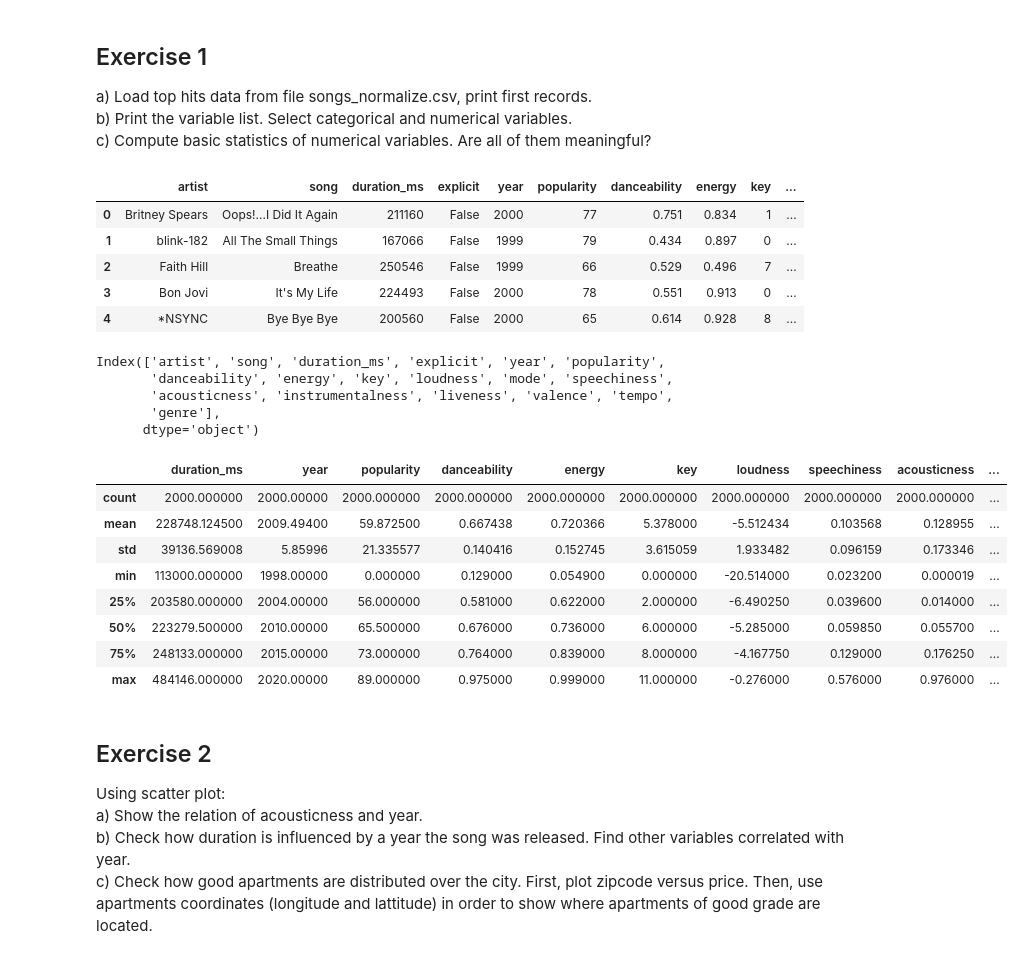
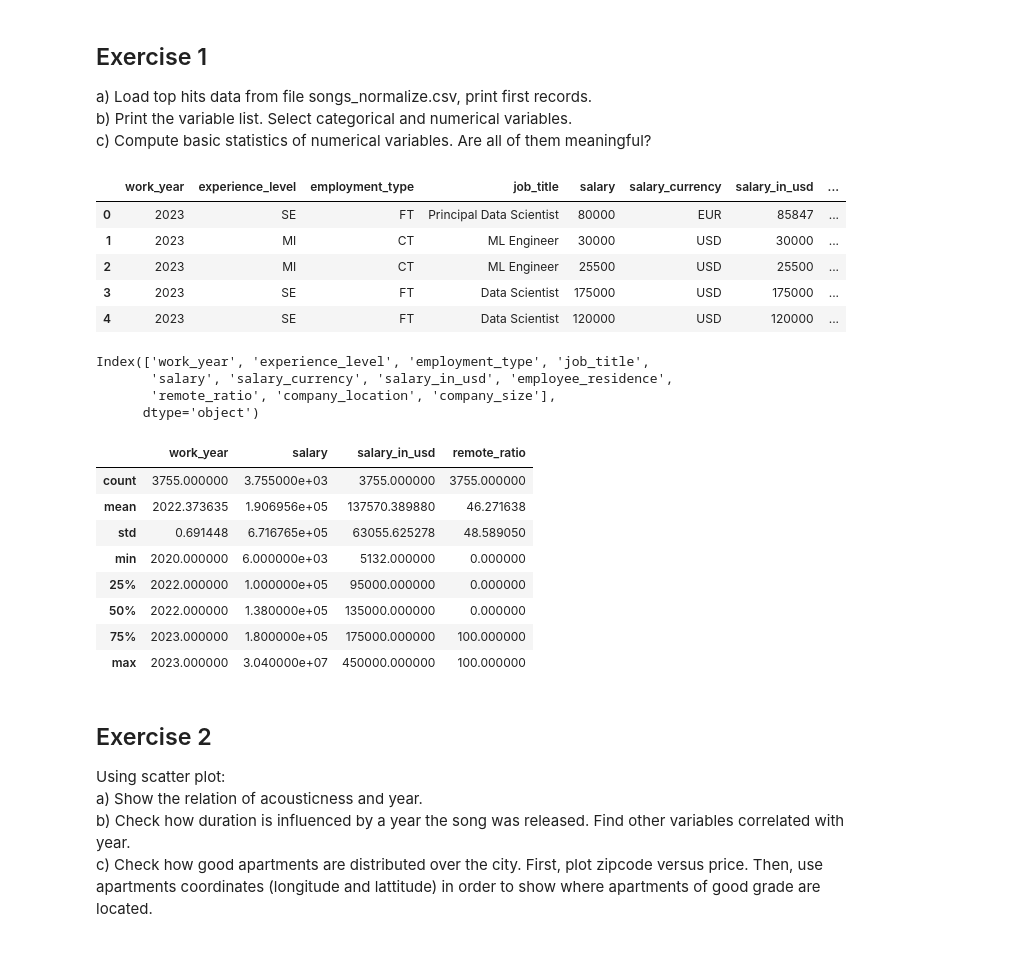
Before and after one commit to qojigedou/data_science, a Jupyter notebook: Optional_assignment_1_with_code.ipynb, the cells around one changed output. Cells and saved outputs as stored; diff of their text form; code cells hidden in the pictures.

```diff
--- a/Optional_assignment_1_with_code.ipynb
+++ b/Optional_assignment_1_with_code.ipynb
@@ -10,45 +10,44 @@ c) Compute basic statistics of numerical variables. Are all of them meaningful?
 # %%
 #a)
 #Your code:
-df = pd.read_csv('./songs_normalize.csv')
+df = pd.read_csv('./ds_salaries.csv')
 df.head()
 
 #Hint: read_csv(), head()
 # %% [output]
-|  | artist | song | duration_ms | explicit | year | popularity | danceability | energy | key | ... |
-| 0 | Britney Spears | Oops!...I Did It Again | 211160 | False | 2000 | 77 | 0.751 | 0.834 | 1 | ... |
-| 1 | blink-182 | All The Small Things | 167066 | False | 1999 | 79 | 0.434 | 0.897 | 0 | ... |
-| 2 | Faith Hill | Breathe | 250546 | False | 1999 | 66 | 0.529 | 0.496 | 7 | ... |
-| 3 | Bon Jovi | It's My Life | 224493 | False | 2000 | 78 | 0.551 | 0.913 | 0 | ... |
-| 4 | *NSYNC | Bye Bye Bye | 200560 | False | 2000 | 65 | 0.614 | 0.928 | 8 | ... |
+|  | work_year | experience_level | employment_type | job_title | salary | salary_currency | salary_in_usd | ... |
+| 0 | 2023 | SE | FT | Principal Data Scientist | 80000 | EUR | 85847 | ... |
+| 1 | 2023 | MI | CT | ML Engineer | 30000 | USD | 30000 | ... |
+| 2 | 2023 | MI | CT | ML Engineer | 25500 | USD | 25500 | ... |
+| 3 | 2023 | SE | FT | Data Scientist | 175000 | USD | 175000 | ... |
+| 4 | 2023 | SE | FT | Data Scientist | 120000 | USD | 120000 | ... |
-# %%
-#b)
-print(df.columns)
-songs_categorical_df = df[["artist", "song", "explicit", "mode", "genre"]]
-songs_numerical_df = df[["duration_ms", "year", "popularity", "danceability", "energy", "key", "loudness", "speechiness", "acousticness", "instrumentalness", "liveness", "valence", "tempo"]]
-# %% [output]
-Index(['artist', 'song', 'duration_ms', 'explicit', 'year', 'popularity',
-       'danceability', 'energy', 'key', 'loudness', 'mode', 'speechiness',
-       'acousticness', 'instrumentalness', 'liveness', 'valence', 'tempo',
-       'genre'],
-      dtype='object')
+# %%
+#b)
+print(df.columns)
+ds_categorical_df = df[["experience_level", "employment_type", "job_title", "salary_currency", "employee_residence", "company_location", "company_size"]]
+ds_numerical_df = df[["work_year", "salary", "salary_in_usd", "remote_ratio"]]
+# %% [output]
+Index(['work_year', 'experience_level', 'employment_type', 'job_title',
+       'salary', 'salary_currency', 'salary_in_usd', 'employee_residence',
+       'remote_ratio', 'company_location', 'company_size'],
+      dtype='object')
 # %%
 #c)
 #Your code:
-songs_numerical_df.describe()
+ds_numerical_df.describe()
 
 
 #Hint: Function describe()
 # %% [output]
-|  | duration_ms | year | popularity | danceability | energy | key | loudness | speechiness | acousticness | ... |
-| count | 2000.000000 | 2000.00000 | 2000.000000 | 2000.000000 | 2000.000000 | 2000.000000 | 2000.000000 | 2000.000000 | 2000.000000 | ... |
-| mean | 228748.124500 | 2009.49400 | 59.872500 | 0.667438 | 0.720366 | 5.378000 | -5.512434 | 0.103568 | 0.128955 | ... |
-| std | 39136.569008 | 5.85996 | 21.335577 | 0.140416 | 0.152745 | 3.615059 | 1.933482 | 0.096159 | 0.173346 | ... |
-| min | 113000.000000 | 1998.00000 | 0.000000 | 0.129000 | 0.054900 | 0.000000 | -20.514000 | 0.023200 | 0.000019 | ... |
-| 25% | 203580.000000 | 2004.00000 | 56.000000 | 0.581000 | 0.622000 | 2.000000 | -6.490250 | 0.039600 | 0.014000 | ... |
-| 50% | 223279.500000 | 2010.00000 | 65.500000 | 0.676000 | 0.736000 | 6.000000 | -5.285000 | 0.059850 | 0.055700 | ... |
-| 75% | 248133.000000 | 2015.00000 | 73.000000 | 0.764000 | 0.839000 | 8.000000 | -4.167750 | 0.129000 | 0.176250 | ... |
-| max | 484146.000000 | 2020.00000 | 89.000000 | 0.975000 | 0.999000 | 11.000000 | -0.276000 | 0.576000 | 0.976000 | ... |
+|  | work_year | salary | salary_in_usd | remote_ratio |
+| count | 3755.000000 | 3.755000e+03 | 3755.000000 | 3755.000000 |
+| mean | 2022.373635 | 1.906956e+05 | 137570.389880 | 46.271638 |
+| std | 0.691448 | 6.716765e+05 | 63055.625278 | 48.589050 |
+| min | 2020.000000 | 6.000000e+03 | 5132.000000 | 0.000000 |
+| 25% | 2022.000000 | 1.000000e+05 | 95000.000000 | 0.000000 |
+| 50% | 2022.000000 | 1.380000e+05 | 135000.000000 | 0.000000 |
+| 75% | 2023.000000 | 1.800000e+05 | 175000.000000 | 100.000000 |
+| max | 2023.000000 | 3.040000e+07 | 450000.000000 | 100.000000 |
 # %% [markdown]
 ## Exercise 2
 Using scatter plot:
```
Also changed, not shown: parts of 2 cells of this notebook, 1 other file.
